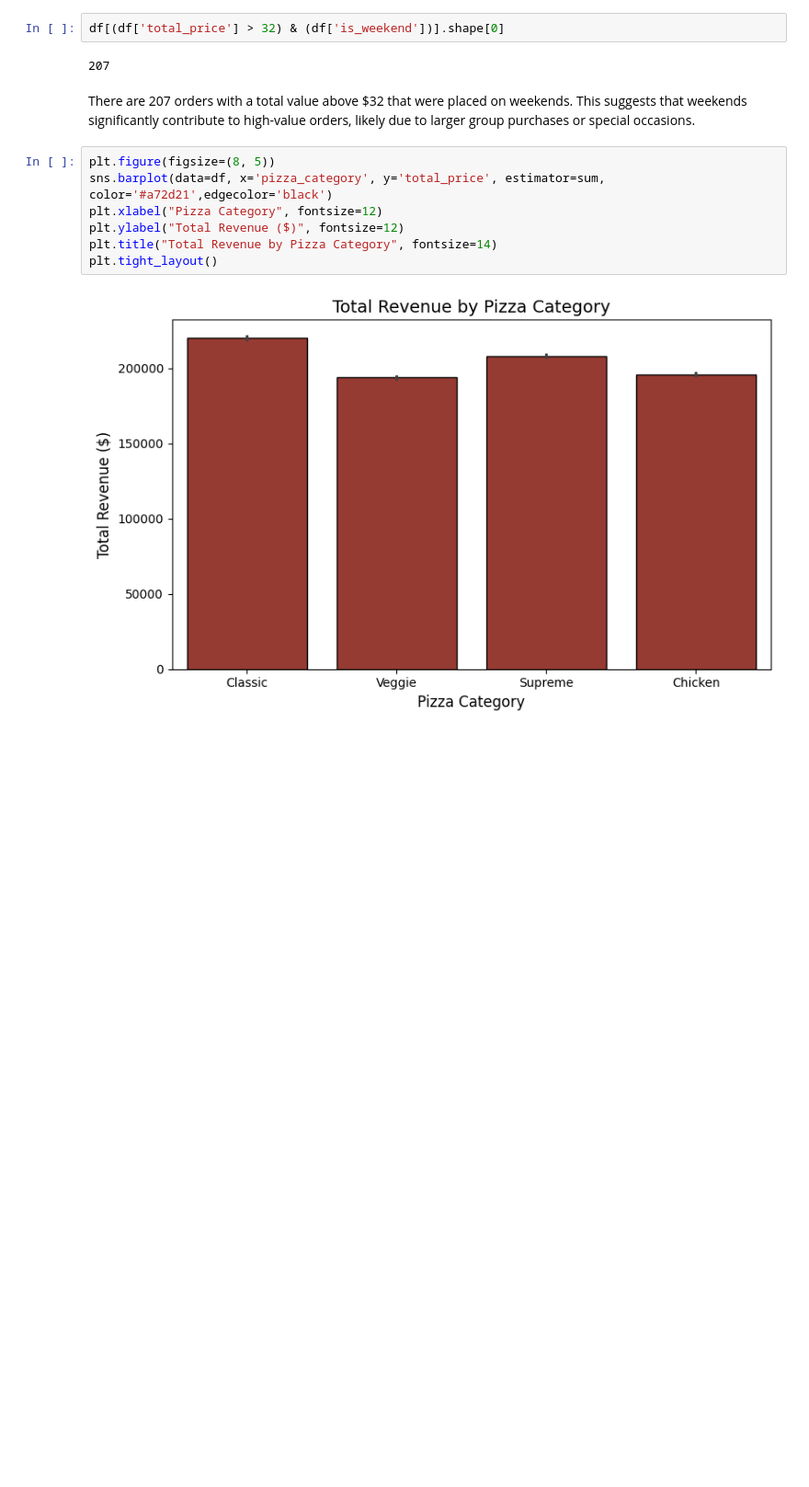
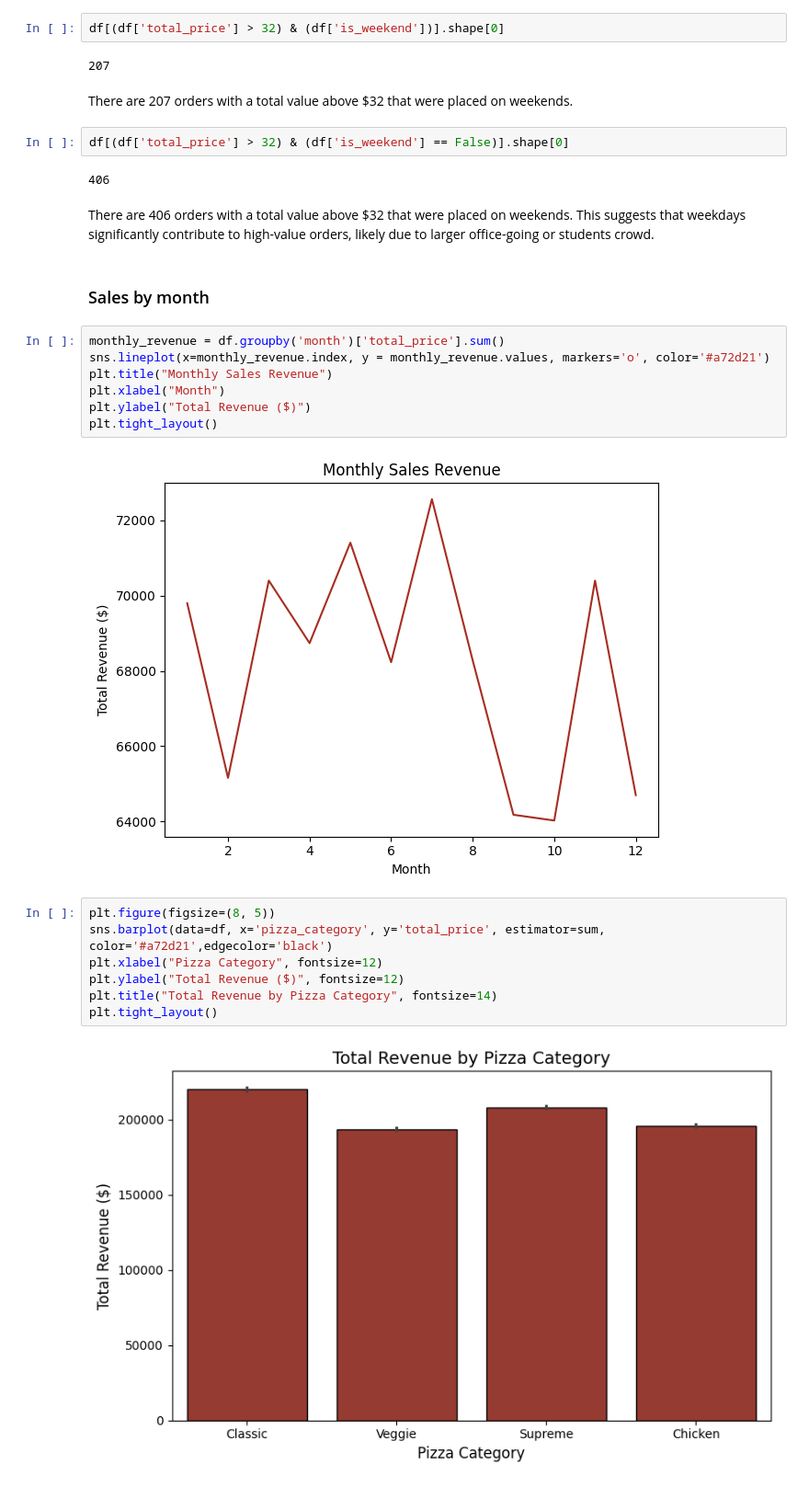
Before and after one commit to AdityaKumbhar21/Pizza_Sales_Analysis_and_Forecasting, a Jupyter notebook: notebooks/01_EDA.ipynb, the cells around one changed output. Shown: that part at 92% size. Saved outputs shown, nothing was run; the diff lists cells and outputs as text; blank space fills up the shorter version.

```diff
--- a/notebooks/01_EDA.ipynb
+++ b/notebooks/01_EDA.ipynb
@@ -329,7 +337,24 @@ df[(df['total_price'] > 32) & (df['is_weekend'])].shape[0]
 207
 # %% [markdown]
 There are 207 orders with a total value above $32 that were placed on weekends.
-This suggests that weekends significantly contribute to high-value orders, likely due to larger group purchases or special occasions.
+# %%
+df[(df['total_price'] > 32) & (df['is_weekend'] == False)].shape[0]
+# %% [output]
+406
+# %% [markdown]
+There are 406 orders with a total value above $32 that were placed on weekends.
+This suggests that weekdays significantly contribute to high-value orders, likely due to larger office-going or students crowd.
+# %% [markdown]
+### Sales by month
+# %%
+monthly_revenue = df.groupby('month')['total_price'].sum()
+sns.lineplot(x=monthly_revenue.index, y = monthly_revenue.values, markers='o', color='#a72d21')
+plt.title("Monthly Sales Revenue")
+plt.xlabel("Month")
+plt.ylabel("Total Revenue ($)")
+plt.tight_layout()
+# %% [output]
+[figure, added]
 # %%
 plt.figure(figsize=(8, 5))
 sns.barplot(data=df, x='pizza_category', y='total_price', estimator=sum, color='#a72d21',edgecolor='black')
```
Also changed, not shown: parts of 36 cells of this notebook, 4 other files.
